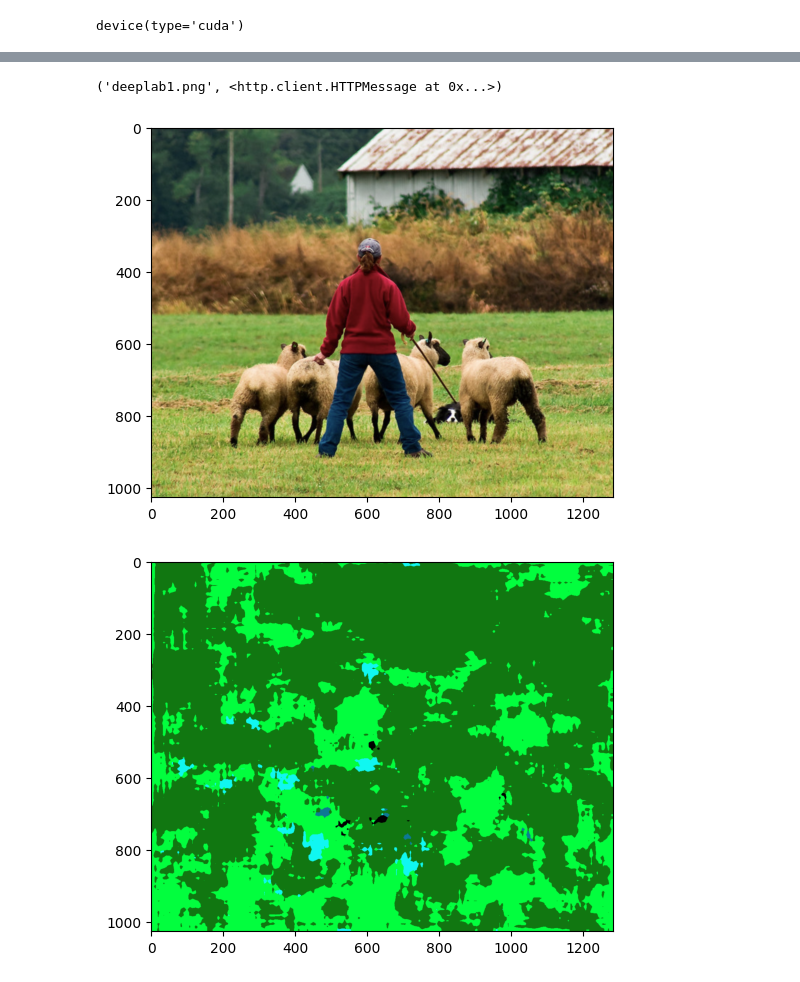
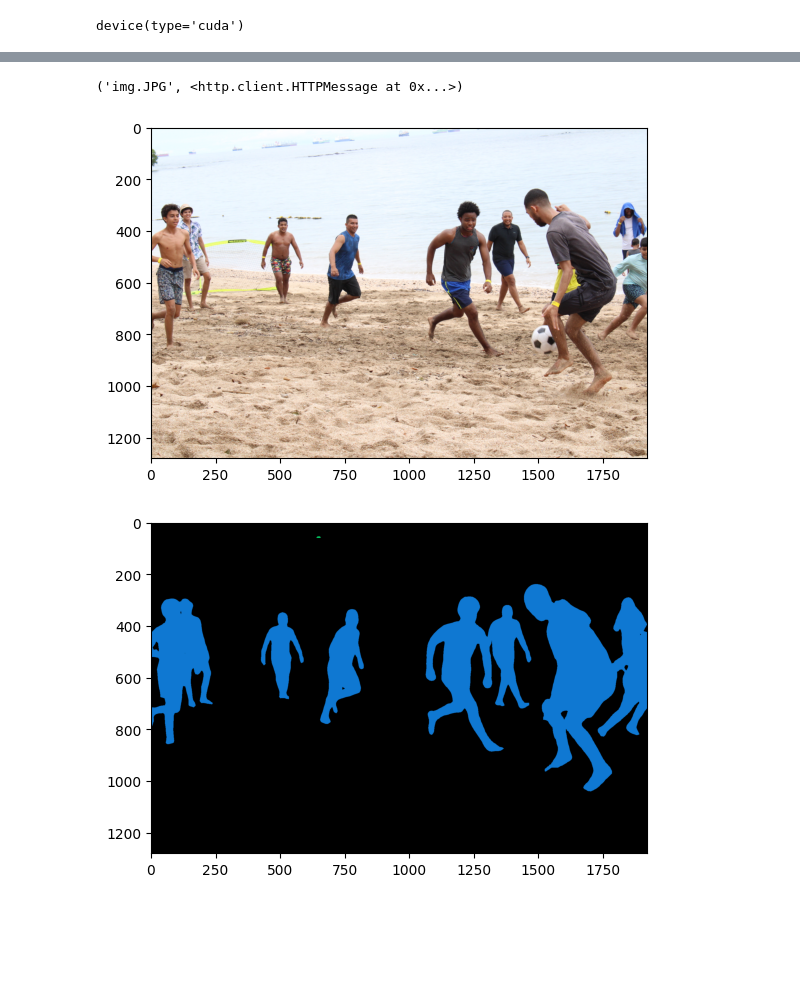
Before and after one commit to danielrawlins21/Artificial_Vision, a Jupyter notebook: Projects/Objectives/Segmentation object/Segmentation.ipynb, the cells around one changed output, grey strips where cells are left out. Cells and saved outputs as stored; diff of their text form; code cells hidden in the pictures; blank space fills up the shorter version.

Commit message:
Segmentation adding aditional images

```diff
--- a/Projects/Objectives/Segmentation object/Segmentation.ipynb
+++ b/Projects/Objectives/Segmentation object/Segmentation.ipynb
@@ -14,6 +14,8 @@ Running on cuda.
 device(type='cuda')
 # %%
 # Load the DeepLab v3 model from modelhub pytorch
-model = torch.hub.load('pytorch/vision:v0.10.0', 'deeplabv3_resnet50', pretained=True)
+model = torch.hub.load('pytorch/vision:v0.10.0', 'deeplabv3_resnet50', pretrained=True)
+# We deploy the model to evaluate the images
+model.eval()
 # %% [output]
 Using cache found in C:\Users\danie/.cache\torch\hub\pytorch_vision_v0.10.0
@@ -41,22 +39,23 @@ DeepLabV3(
 # %%
 # Downloading an image to use it
 
-url, filename = ("https://github.com/pytorch/hub/raw/master/images/deeplab1.png", "deeplab1.png")
+#url, filename = ("https://github.com/pytorch/hub/raw/master/images/deeplab1.png", "deeplab1.png")
+url, filename = ("https://github.com/danielrawlins21/Artificial_Vision/blob/main/Projects/Objectives/Detection%20object/img.JPG?raw=true", "img.JPG")
+
 urllib.request.urlretrieve(url, filename) #sample execution
 # %% [output]
-('deeplab1.png', <http.client.HTTPMessage at 0x...>)
+('img.JPG', <http.client.HTTPMessage at 0x...>)
 # %%
 # Opening the image and convert it to RGB
 input_image = Image.open(filename)
 input_image = input_image.convert("RGB")
 # %%
 # Modifying the dimensions of this image to fit with the input
-preprocess = transforms.Compose(
-    [
-        transforms.ToTensor(),
-        transforms.Normalize(
-            mean = [0.485, 0.456, 0.406],
-            std = [0.229, 0.224, 0.225]
-        )
-    ]
-)
+preprocess = transforms.Compose([
+    transforms.ToTensor(),
+    transforms.Normalize(mean=[0.485, 0.456, 0.406], std=[0.229, 0.224, 0.225]),
+])
+
+
+input_tensor = preprocess(input_image)
+input_batch = input_tensor.unsqueeze(0)
@@ -73,21 +69,23 @@ if torch.cuda.is_available():
 with torch.no_grad():
     output = model(input_batch)['out'][0]
 
+
 # Save the values of the prediction with the most probs
-output_preds = output.argmax(0)
+output_predictions = output.argmax(0)
 # %%
 # At least we create a color palette for each class which could be colored
 palette = torch.tensor([2 ** 25 - 1, 2 ** 15 - 1, 2 ** 21 - 1])
 colors = torch.as_tensor([i for i in range(21)])[:, None] * palette
 colors = (colors % 255).numpy().astype("uint8")
 
+
 # Generating an output image with the predictions
-r = Image.fromarray(output_preds.byte().cpu().numpy()).resize(input_image.size)
+r = Image.fromarray(output_predictions.byte().cpu().numpy()).resize(input_image.size)
 r.putpalette(colors)
 plt.imshow(input_image)
 plt.show()
 plt.imshow(r)
 plt.show()
 # %% [output]
-[figure, old version]
+[figure, new version]
-[figure, old version]
+[figure, new version]
```
Also changed, not shown: parts of 3 cells of this notebook, 1 other file.
